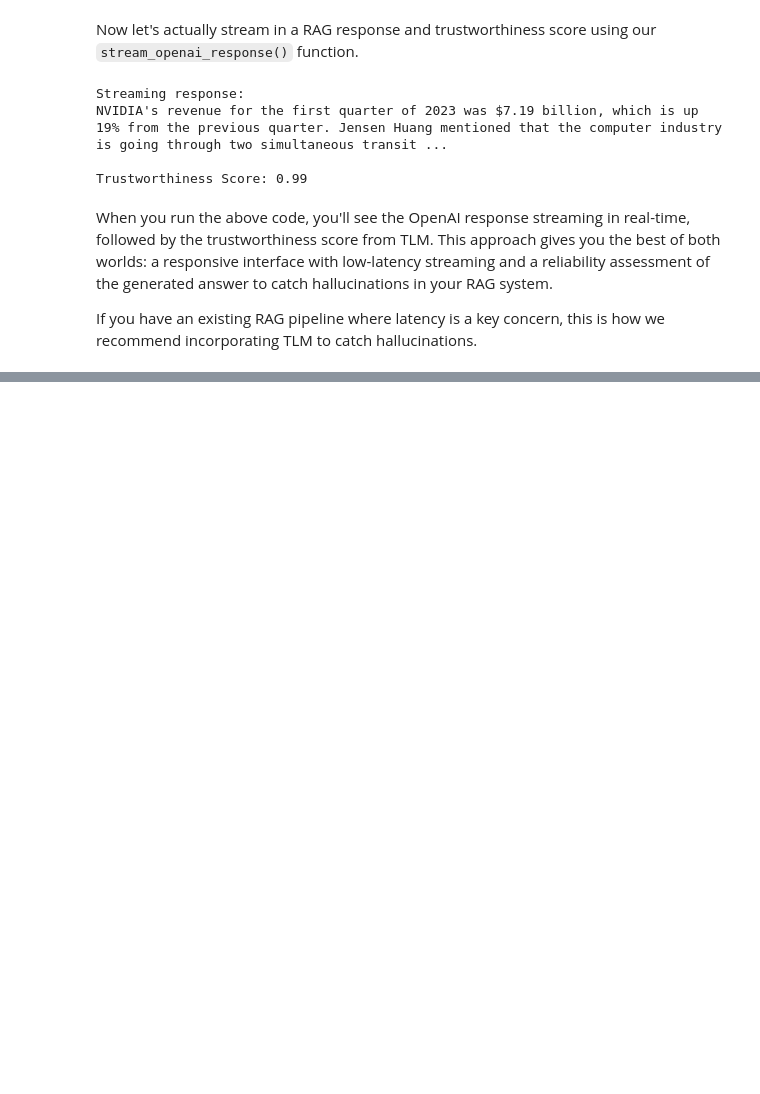
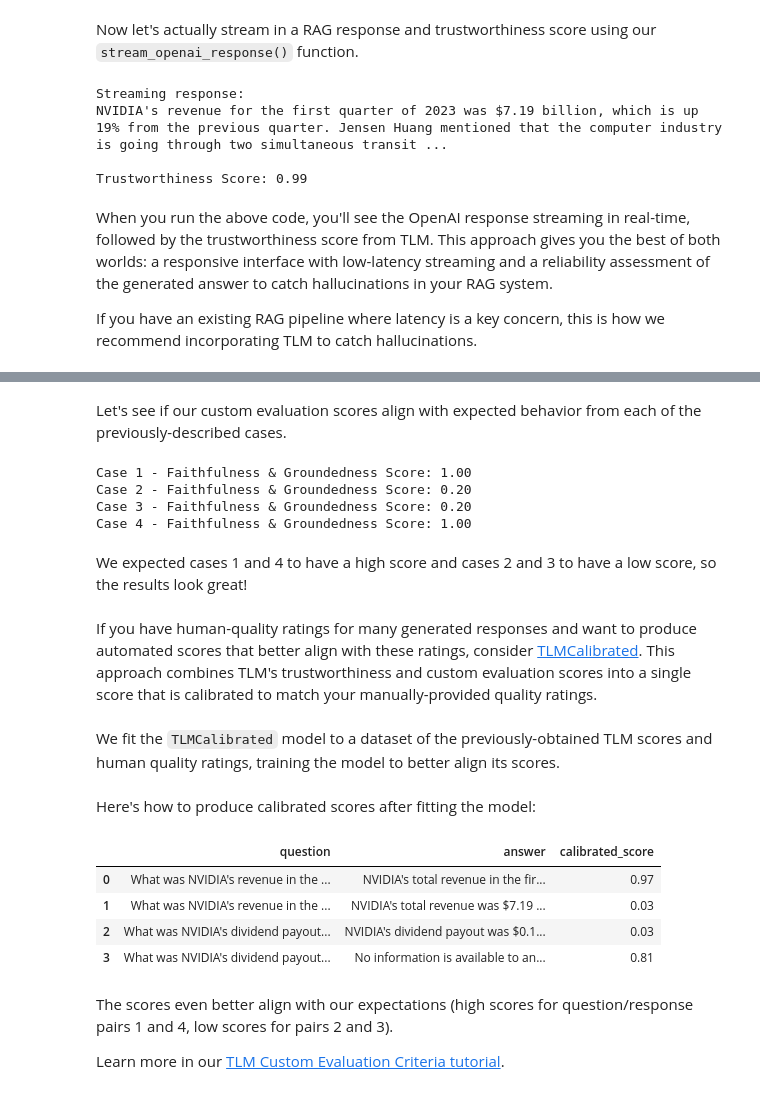
Before and after one commit to cleanlab/cleanlab-studio-tutorials, a Jupyter notebook: trustworthy-language-model/tlm_rag.ipynb, the cells around one changed output, grey strips where cells are left out. Saved outputs shown, nothing was run; the diff lists cells and outputs as text; code cells hidden in the pictures; blank space fills up the shorter version.

```diff
--- a/trustworthy-language-model/tlm_rag.ipynb
+++ b/trustworthy-language-model/tlm_rag.ipynb
@@ -462,0 +509,43 @@ For more information on how to do this, refer to the [TLM Custom Evaluation Crit
+# %% [markdown]
+Let's see if our custom evaluation scores align with expected behavior from each of the previously-described cases.
+# %%
+for idx, row in df_results.iterrows():
+    case = row['case']
+    faithfulness_and_groundedness_score = row['log']['custom_eval_criteria'][0]['score']
+    print(f"Case {case} - Faithfulness & Groundedness Score: {faithfulness_and_groundedness_score:.2f}")
+# %% [output]
+Case 1 - Faithfulness & Groundedness Score: 1.00
+Case 2 - Faithfulness & Groundedness Score: 0.20
+Case 3 - Faithfulness & Groundedness Score: 0.20
+Case 4 - Faithfulness & Groundedness Score: 1.00
+# %% [markdown]
+We expected cases 1 and 4 to have a high score and cases 2 and 3 to have a low score, so the results look great!
+# %% [markdown]
+If you have human-quality ratings for many generated responses and want to produce automated scores that better align with these ratings, consider [TLMCalibrated](/tutorials/tlm_custom_eval/#calibrating-tlm-scores-against-human-quality-ratings). This approach combines TLM's trustworthiness and custom evaluation scores into a single score that is calibrated to match your manually-provided quality ratings.
+# %%
+# Quality ratings for each response, say provided by your team (1 = good, 0 = bad)
+df_results['human_rating'] = [1, 0, 0, 1]
+# %%
+tlm_calibrated = studio.TLMCalibrated(options=faithfulness_groundedness_eval_criteria)
+# %% [markdown]
+We fit the `TLMCalibrated` model to a dataset of the previously-obtained TLM scores and human quality ratings, training the model to better align its scores.
+# %%
+tlm_calibrated.fit(res_faithfulness_groundedness_df.to_dict(orient='records'), df_results['human_rating'].tolist())
+# %% [markdown]
+Here's how to produce calibrated scores after fitting the model:
+# %%
+calibrated_res = tlm_calibrated.get_trustworthiness_score(custom_df['prompt'].tolist(), custom_df['answer'].tolist())
+calibrated_res_df = pd.DataFrame(calibrated_res)
+# %%
+calibrated_combined_df = pd.concat([df_results, calibrated_res_df], axis=1)
+calibrated_combined_df[['question', 'answer', 'calibrated_score']]
+# %% [output]
+|  | question | answer | calibrated_score |
+| 0 | What was NVIDIA's revenue in the ... | NVIDIA's total revenue in the fir... | 0.97 |
+| 1 | What was NVIDIA's revenue in the ... | NVIDIA's total revenue was $7.19 ... | 0.03 |
+| 2 | What was NVIDIA's dividend payout... | NVIDIA's dividend payout was $0.1... | 0.03 |
+| 3 | What was NVIDIA's dividend payout... | No information is available to an... | 0.81 |
+# %% [markdown]
+The scores even better align with our expectations (high scores for question/response pairs 1 and 4, low scores for pairs 2 and 3).
+
+Learn more in our [TLM Custom Evaluation Criteria tutorial](/tutorials/tlm_custom_eval/#calibrating-tlm-scores-against-human-quality-ratings).
```
Also changed, not shown: parts of 16 cells of this notebook.
